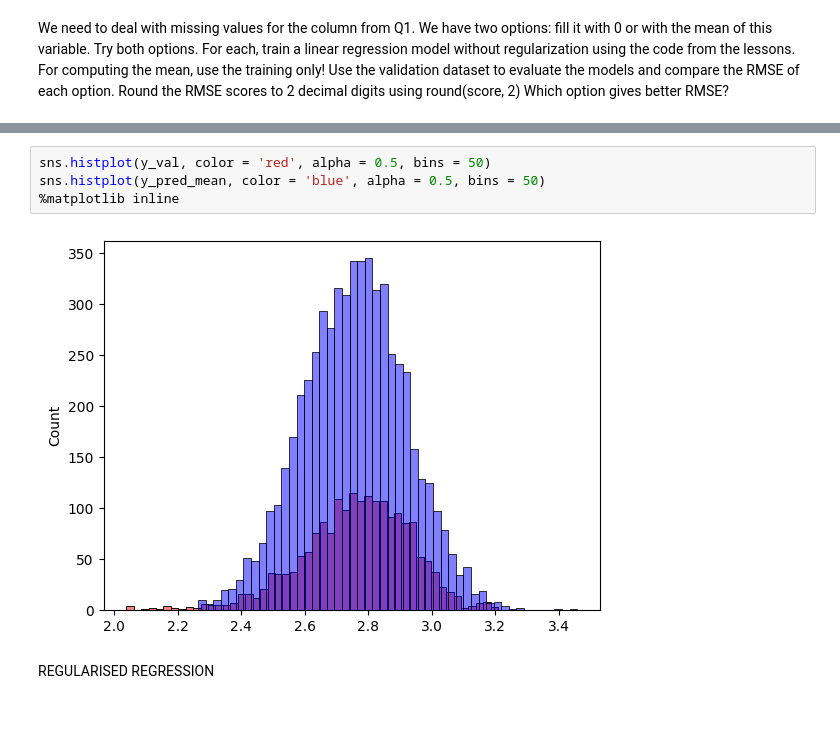
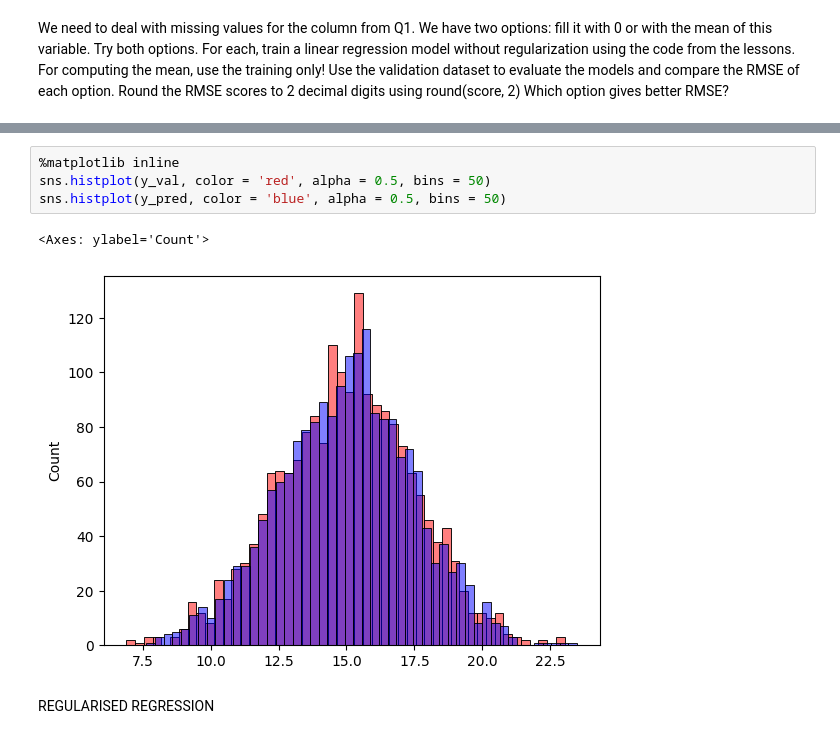
Before and after one commit to catertater/ml-bootcamp-hw, a Jupyter notebook: 02-regression/02-hw.ipynb, the cells around one changed output, grey strips where cells are left out. Saved outputs shown, nothing was run; the diff lists cells and outputs as text.

```diff
--- a/02-regression/02-hw.ipynb
+++ b/02-regression/02-hw.ipynb
@@ -258,10 +258,11 @@ rmse(y_val, y_pred).round(2)
 np.float64(0.46)
 # %%
+%matplotlib inline
 sns.histplot(y_val, color = 'red', alpha = 0.5, bins = 50)
-sns.histplot(y_pred_mean, color = 'blue', alpha = 0.5, bins = 50)
-%matplotlib inline
+sns.histplot(y_pred, color = 'blue', alpha = 0.5, bins = 50)
 # %% [output]
+<Axes: ylabel='Count'>
-[figure, old version]
+[figure, new version]
 # %% [markdown]
 REGULARISED REGRESSION
 # %%
```
Also changed, not shown: parts of 4 cells of this notebook.
